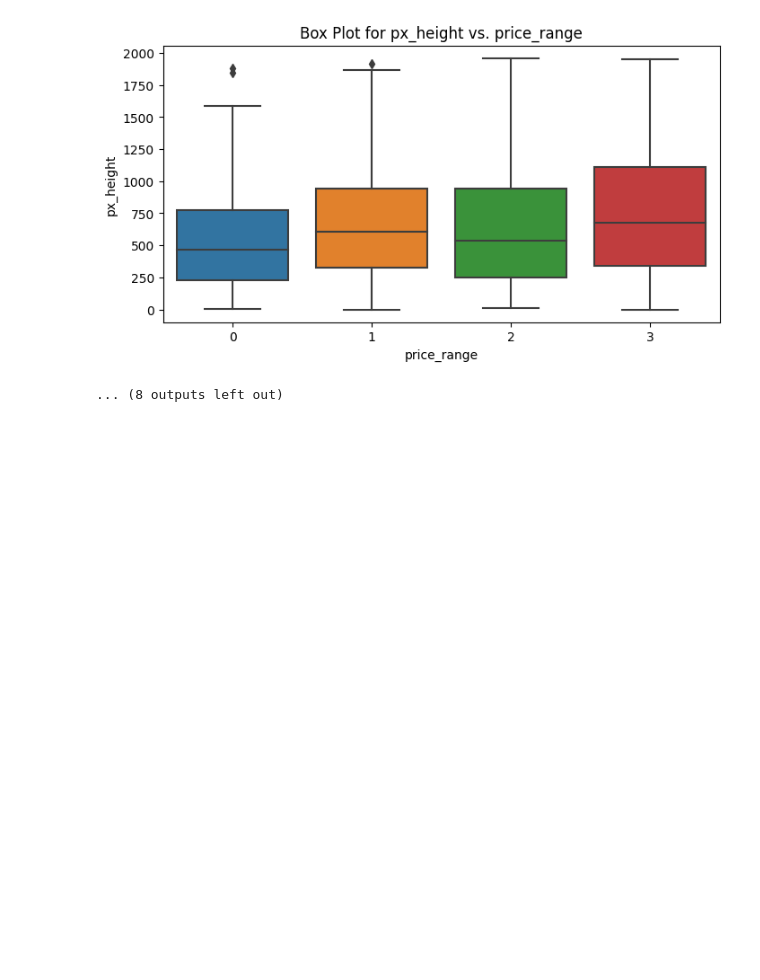
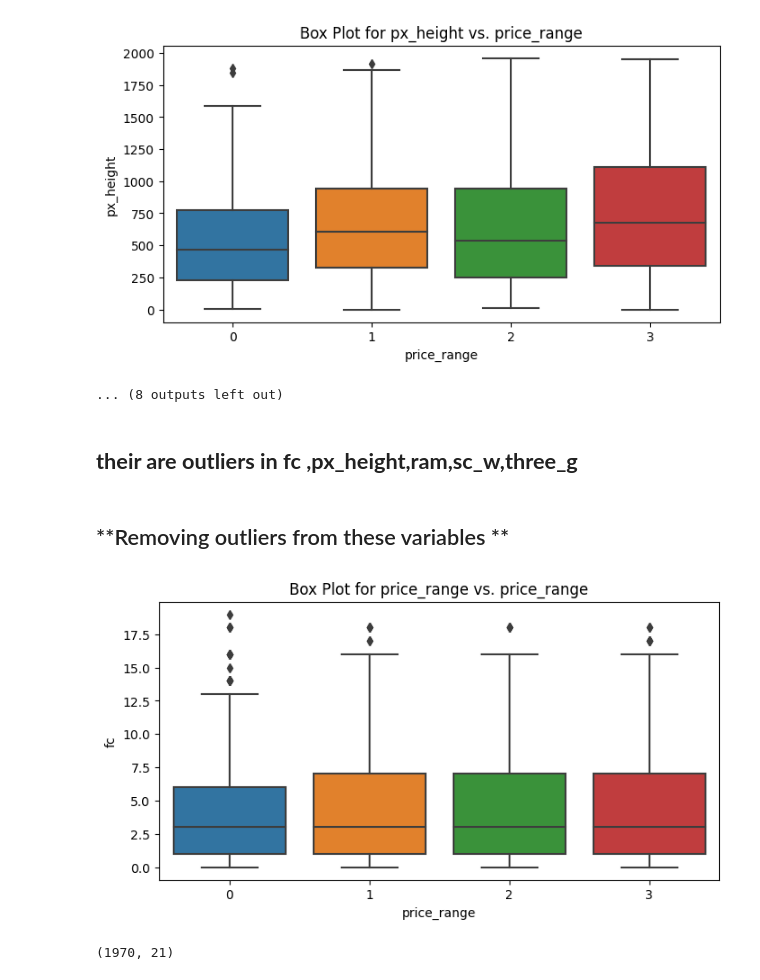
Before and after one commit to surajjorwar/Mobile-price-range-prediction-, a Jupyter notebook: Mobile_price_prediction_.ipynb, the cells around one changed output. Saved outputs shown, nothing was run; the diff lists cells and outputs as text; code cells hidden in the pictures; blank space fills up the shorter version.

```diff
--- a/Mobile_price_prediction_.ipynb
+++ b/Mobile_price_prediction_.ipynb
@@ -210,3 +212,14 @@ for column in df.columns:
 [figure]
 [figure]
 ... (8 outputs left out)
+# %% [markdown]
+## **their are outliers in fc ,px_height,ram,sc_w,three_g**
+# %% [markdown]
+## **Removing outliers  from these variables **
+# %%
+plt.figure(figsize=(8, 4))
+sns.boxplot(x="price_range", y="fc", data=df)
+plt.title(f'Box Plot for {column} vs. price_range')
+plt.show()
+# %% [output]
+[figure, added]
@@ -212,0 +250,4 @@ for column in df.columns:
+# %%
+df.shape
+# %% [output]
+(1970, 21)
```
Also changed, not shown: parts of 2 cells of this notebook.
